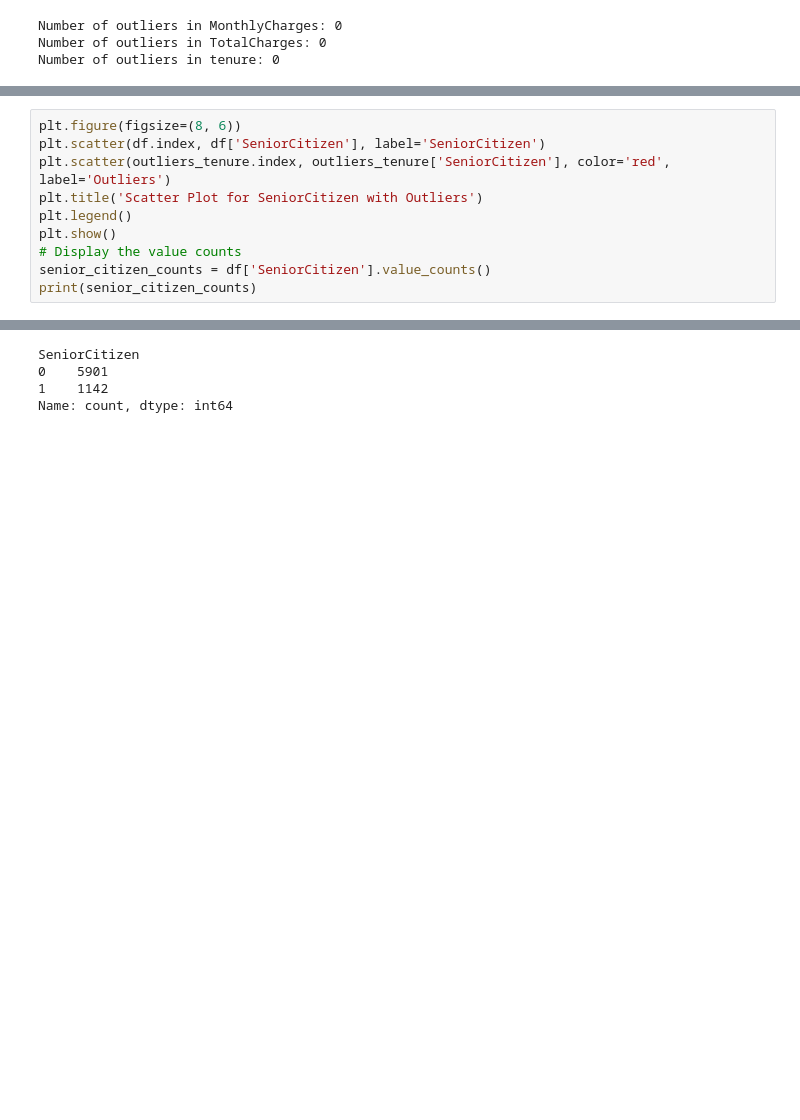
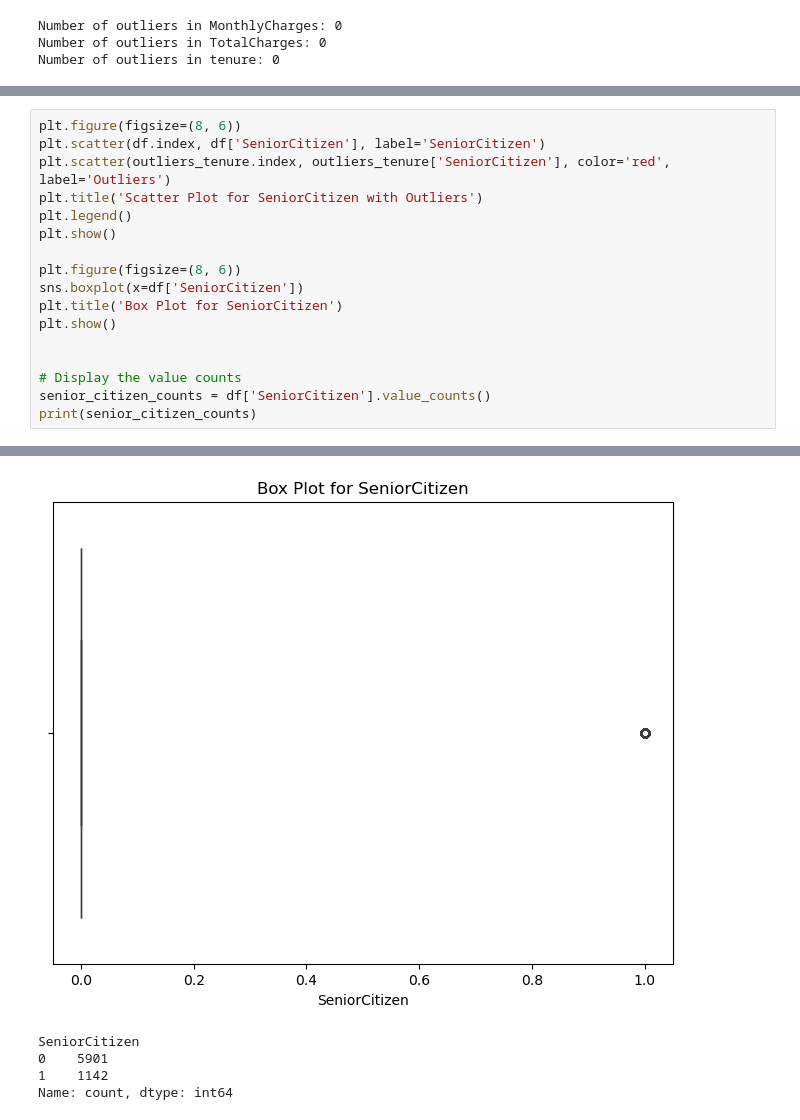
Before and after one commit to ManoharKonala/BootCamp_2K24, a Jupyter notebook: Customer Churn Analysis/Analysis_Customer_Churn.ipynb, the cells around one changed output, grey strips where cells are left out. Cells and saved outputs as stored; diff of their text form; blank space fills up the shorter version.

```diff
--- a/Customer Churn Analysis/Analysis_Customer_Churn.ipynb
+++ b/Customer Churn Analysis/Analysis_Customer_Churn.ipynb
@@ -190,15 +203,23 @@ plt.show()
 # %%
 plt.figure(figsize=(8, 6))
 plt.scatter(df.index, df['SeniorCitizen'], label='SeniorCitizen')
 plt.scatter(outliers_tenure.index, outliers_tenure['SeniorCitizen'], color='red', label='Outliers')
 plt.title('Scatter Plot for SeniorCitizen with Outliers')
 plt.legend()
 plt.show()
+
+plt.figure(figsize=(8, 6))
+sns.boxplot(x=df['SeniorCitizen'])
+plt.title('Box Plot for SeniorCitizen')
+plt.show()
+
+
 # Display the value counts
 senior_citizen_counts = df['SeniorCitizen'].value_counts()
 print(senior_citizen_counts)
 # %% [output]
 [figure]
+[figure, added]
 SeniorCitizen
 0    5901
 1    1142
```
Also changed, not shown: parts of 28 cells of this notebook.
